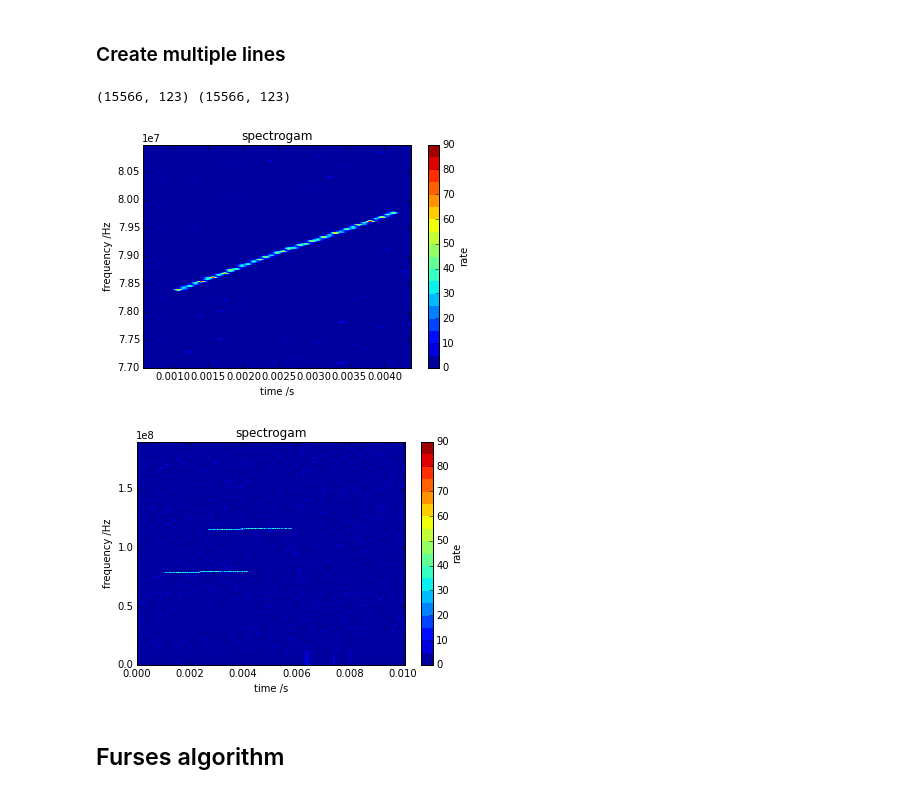
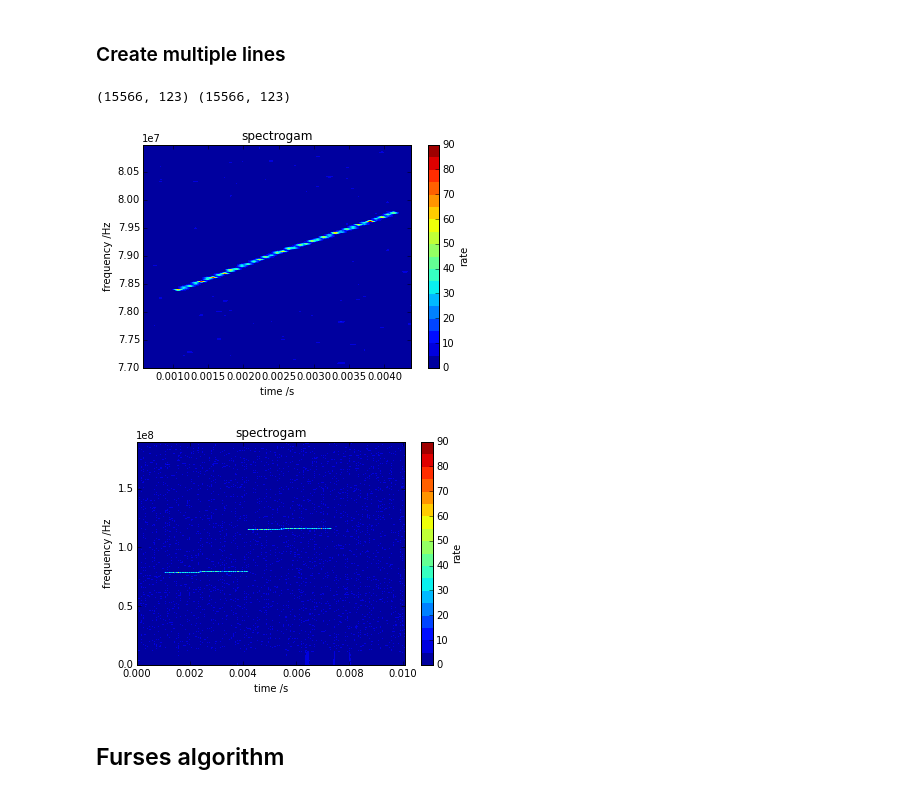
Before and after one commit to cclaessens/furse, a Jupyter notebook: furses_algorithm.ipynb, the cells around one changed output. Cells and saved outputs as stored; diff of their text form; code cells hidden in the pictures.

```diff
--- a/furses_algorithm.ipynb
+++ b/furses_algorithm.ipynb
@@ -40,29 +40,29 @@ plot_spectrogram(X, Y, rate, 2, "rate" )
 # %%
 x_win_cen = 0.0025
 y_win_cen = 79.0*10**6
 ymin = np.min(np.where(np.abs(y-y_win_cen)<2.0*10**6)[0])
 ymax = np.max(np.where(np.abs(y-y_win_cen)<2.0*10**6)[0])
 xmin = np.min(np.where(np.abs(x-x_win_cen)<0.002)[0])
 xmax = np.max(np.where(np.abs(x-x_win_cen)<0.002)[0])
 
 xcut = x[xmin:xmax]
 ycut = y[ymin:ymax]
 cutfromdata = rate[ymin:ymax,xmin:xmax]
 
 Xcut, Ycut = np.meshgrid(xcut, ycut)
 plot_spectrogram(Xcut, Ycut, cutfromdata, 3, "rate")
 
-x_shift = 20
+x_shift = 38
 y_shift = 3000
 
 rate0 = rate
 rate[ymin+y_shift:y_shift+ymax,x_shift+xmin:x_shift+xmax] = cutfromdata
-print np.shape(rate), np.shape(X)
+
 plot_spectrogram(X, Y, rate, 4, "rate")
 # %% [output]
 (15566, 123) (15566, 123)
 [figure]
-[figure, old version]
+[figure, new version]
 # %% [markdown]
 ## Furses algorithm
 # %% [markdown]
```
Also changed, not shown: parts of 5 cells of this notebook.
